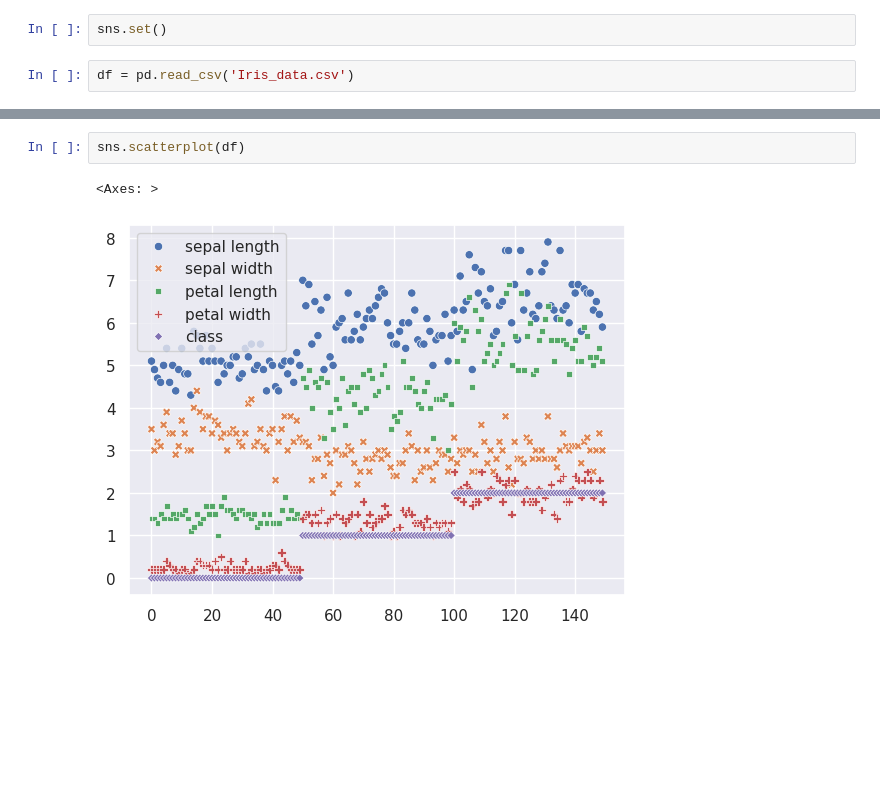
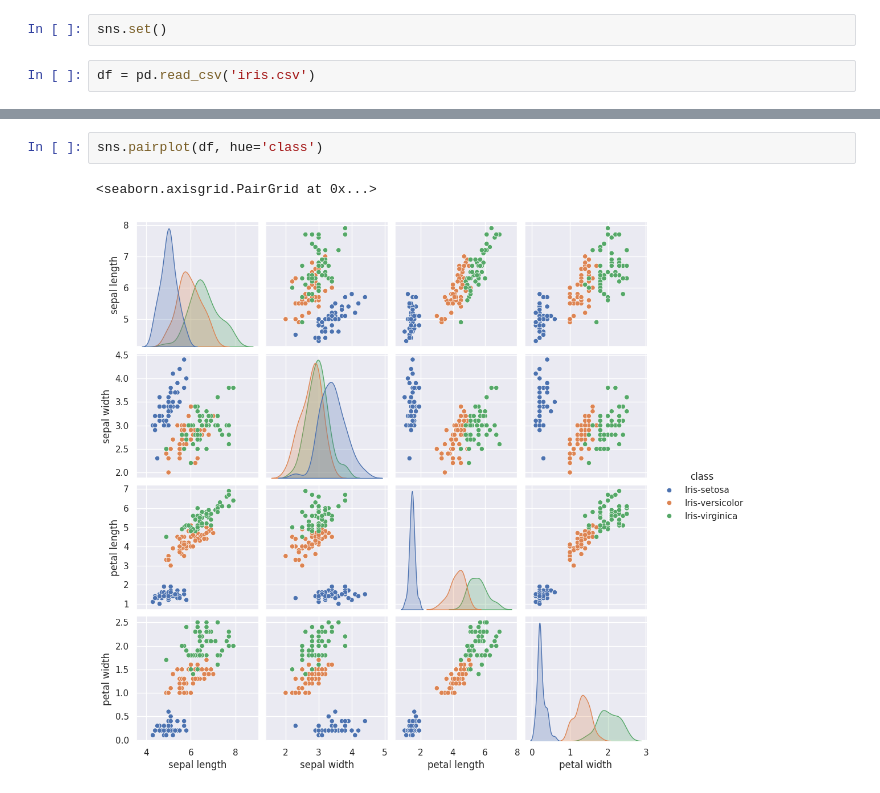
Before and after one commit to JosephHerreraDev/mineria_de_datos, a Jupyter notebook: Conociendo_tus_datos.ipynb, the cells around one changed output, grey strips where cells are left out. Cells and saved outputs as stored; diff of their text form; blank space fills up the shorter version.

Commit message:
Updated data

```diff
--- a/Conociendo_tus_datos.ipynb
+++ b/Conociendo_tus_datos.ipynb
@@ -9,7 +9,7 @@ from sklearn import metrics
 # %%
 sns.set()
 # %%
-df = pd.read_csv('Iris_data.csv')
+df = pd.read_csv('iris.csv')
 # %%
 df
 # %% [output]
@@ -74,5 +82,5 @@ sns.countplot(df['class'])
 # %%
-sns.scatterplot(df)
+sns.pairplot(df, hue='class')
 # %% [output]
-<Axes: >
+<seaborn.axisgrid.PairGrid at 0x...>
-[figure, old version]
+[figure, new version]
```
Also changed, not shown: parts of 35 cells of this notebook.
